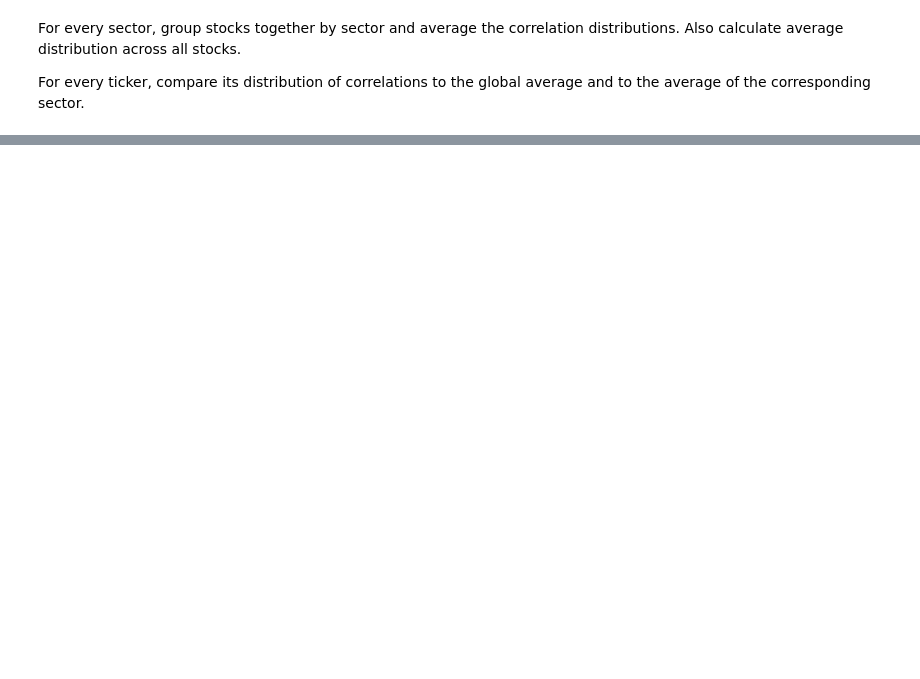
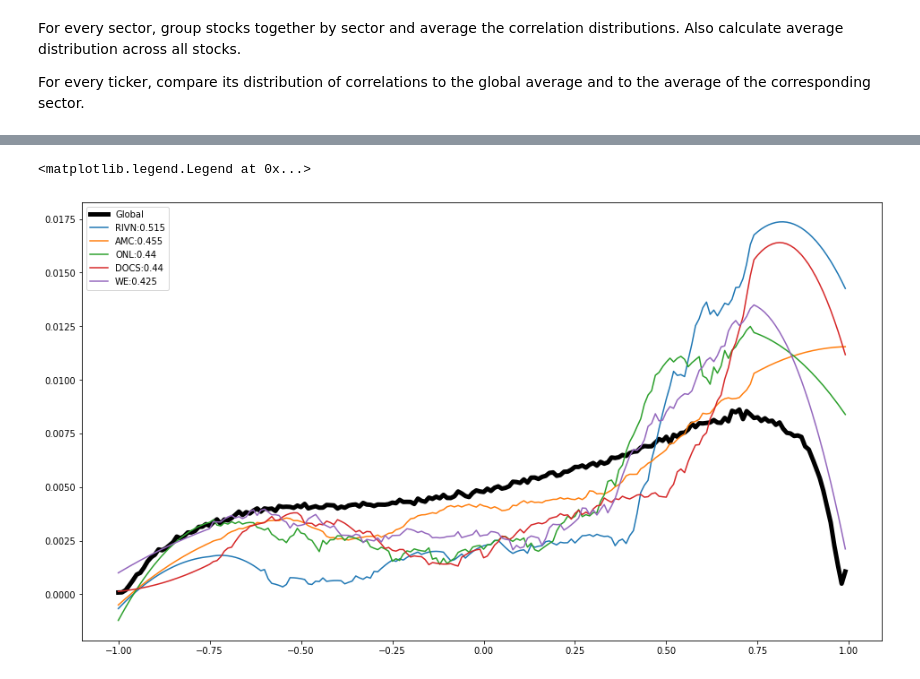
Before and after one commit to kirpi-1/stocks, a Jupyter notebook: Untitled.ipynb, the cells around one changed output, grey strips where cells are left out. Drawn from its saved outputs; the diff is of its cells as text; code cells hidden in the pictures; blank space fills up the shorter version.

```diff
--- a/Untitled.ipynb
+++ b/Untitled.ipynb
@@ -196,0 +288,19 @@ dict_keys(['bins'])
+# %%
+legends = list()
+legends.append("Global")
+figure = plt.figure(figsize=(16,9))
+plt.plot(dist['bins'][0:-1], dist['Global'],color='black',linewidth=5)
+
+for i in range(5):
+    s = out.index[i]
+    n,_ = np.histogram(table[s], bins=dist['bins'])
+    n = n/np.sum(n)
+    n = savgol_filter(n, 51, 2)
+    plt.plot(dist['bins'][0:-1], n)
+    legends.append(s+":"+str(out[i]))
+
+
+plt.legend(legends)
+# %% [output]
+<matplotlib.legend.Legend at 0x...>
+[figure, added]
```
Also changed, not shown: parts of 26 cells of this notebook, 4 other files.
